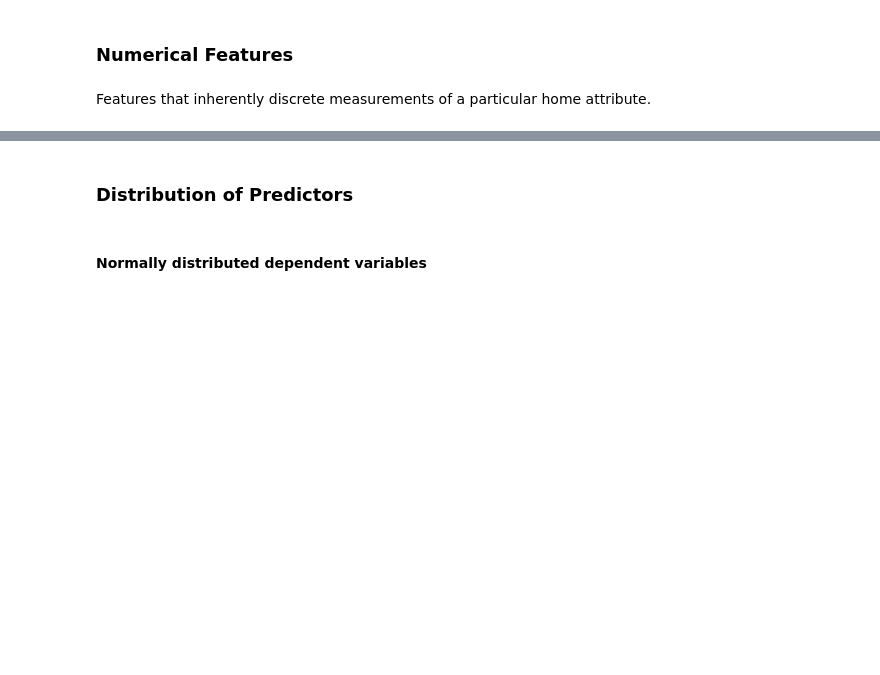
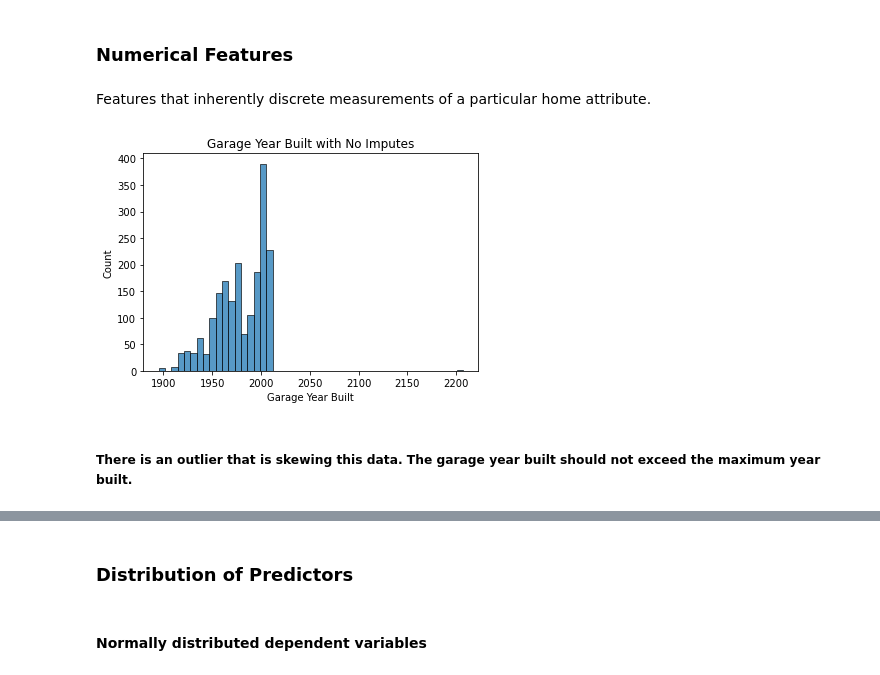
Before and after one commit to ethankuehl/Kaggle_housing_price_predictor, a Jupyter notebook: 01_EDA_and_Cleaning.ipynb, the cells around one changed output, grey strips where cells are left out. Cells and saved outputs as stored; diff of their text form; code cells hidden in the pictures; blank space fills up the shorter version.

```diff
--- a/01_EDA_and_Cleaning.ipynb
+++ b/01_EDA_and_Cleaning.ipynb
@@ -107,0 +116,10 @@ numerical_columns = train._get_numeric_data().columns.drop(drop_cols)
+# %%
+null_garage_yr_built = sns.histplot(data=train, x='garage_yr_blt')
+plt.title('Garage Year Built with No Imputes')
+plt.xlabel('Garage Year Built')
+plt.savefig('./figures/nul_garage_year_built.png', format='png');
+plt.show(null_garage_yr_built);
+# %% [output]
+[figure, added]
+# %% [markdown]
+##### There is an outlier that is skewing this data. The garage year built should not exceed the maximum year built.
```
Also changed, not shown: parts of 48 cells of this notebook, 6 other files.
